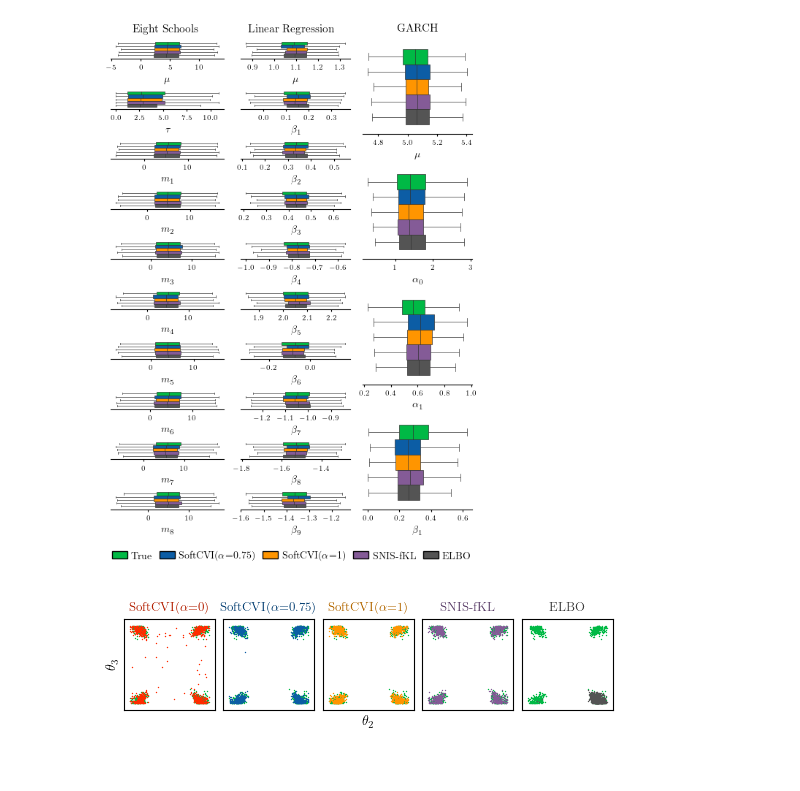
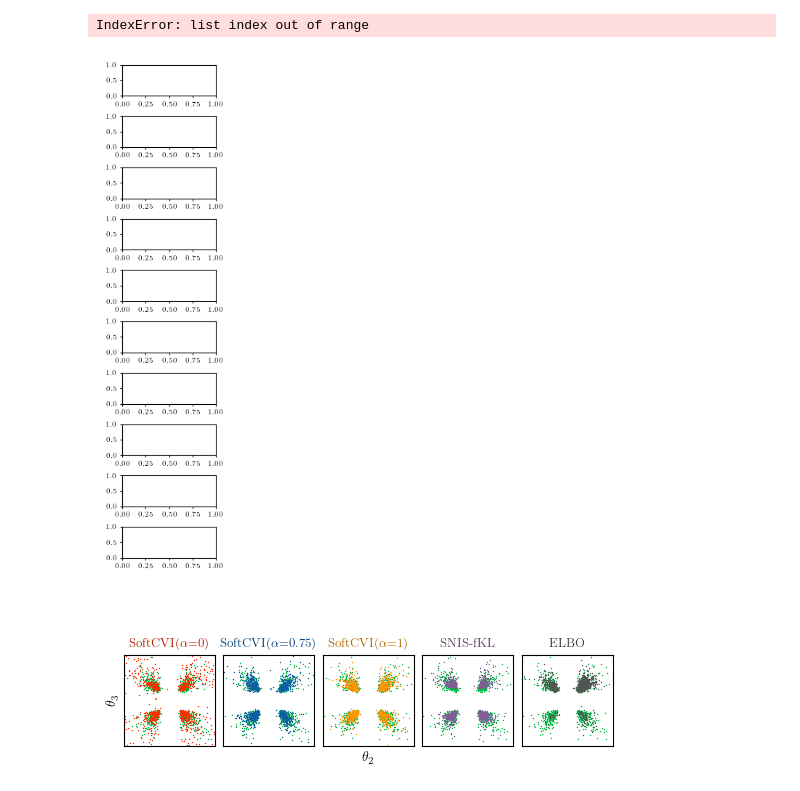
Before and after one commit to danielward27/softcvi_validation, a Jupyter notebook: plots/plot_individual_runs.ipynb, the cells around one changed output. Cells and saved outputs as stored; diff of their text form; code cells hidden in the pictures.

Commit message:
Update plots

```diff
--- a/plots/plot_individual_runs.ipynb
+++ b/plots/plot_individual_runs.ipynb
@@ -30,23 +20,25 @@ tasks = get_available_tasks()
 method_names = list(palette.keys())
 # %%
-seed = 1
 hyperparam_str = "k=8_negative=proposal"
 
-task_samples = {
-    task: {
-        method_name: dict(
-            jnp.load(f"results/{task}/samples/{method_name}_seed={seed}_{hyperparam_str}.npz"),
-            )
-        for method_name in palette.keys()
+task_samples = []
+
+for seed in range(5):  # Just first 5 runs
+    task_samps = {
+        task: {
+            method_name: dict(
+                jnp.load(f"results/{task}/samples/{method_name}_seed={seed}_{hyperparam_str}.npz"),
+                )
+            for method_name in palette.keys()
+        }
+        for task in get_available_tasks().keys()
     }
-    for task in get_available_tasks().keys()
-}
+    for task_name, samps in task_samps.items():
+        task_samps[task_name] = {
+            k.replace("a=", r"$\alpha$="): v for k, v in samps.items()
+        }
+    task_samples.append(task_samps)
 
-# Rename samples and palette to use latex for alpha
-for task_name, samps in task_samples.items():
-    task_samples[task_name] = {
-        k.replace("a=", r"$\alpha$="): v for k, v in samps.items()
-    }
 
 palette = {
     k.replace("a=", r"$\alpha$="): v for k, v in palette.items()
@@ -100,52 +92,59 @@ kwargs = {
     "linewidth": 0.5,
 }
 
-for subfig, (task_name, param_name_dict) in zip(subfigs[0], param_to_plot_name.items(), strict=True):
+for subfig, (task_name, param_name_dict) in zip(
+    subfigs[0], param_to_plot_name.items(), strict=True,
+    ):
     axes = subfig.subplots(nrows=len(param_name_dict))
 
-    samples = task_samples[task_name]
+    samples = task_samples[1][task_name]
     samples = {k: v for k, v in samples.items() if k!=r"SoftCVI($\alpha$=0)"}
 
     df = samples_to_df(samples)
 
     for ax, (param_name, xlabel) in zip(axes, param_name_dict.items(), strict=True):
 
         box_plt = sns.boxplot(
             df[df["parameter"] == param_name],
             legend=False,
             ax=ax,
             **kwargs,
         )
         ax.set_yticks([])
         ax.set_xlabel(xlabel)
         ax.spines['top'].set_visible(False)
         ax.spines['right'].set_visible(False)
         ax.spines['left'].set_visible(False)
 
 subfigs[0, 0].suptitle("Eight Schools")
 subfigs[0, 1].suptitle("Linear Regression")
 subfigs[0, 2].suptitle("GARCH")
 
 
 # Add another subfigure to store legend
 handles = [
     mpatches.Patch(facecolor=v, label=k, edgecolor="black")
     for k, v in palette.items() if "=0)" not in k
     ]
 
 subfigs[1,1].legend(handles=handles, ncols=5, columnspacing=0.75)
 plt.savefig(f"plots/plots/single_run_boxplots_{hyperparam_str}.pdf")
 # %% [output]
+IndexError: list index out of range
-[figure, old version]
+[figure, new version]
 # %%
 ## For SLCP we focus on the posterior marginal showing the four modes
-from copy import copy
+from copy import deepcopy
 
-samples = copy(task_samples["slcp"])
+samples = deepcopy(task_samples[1]["slcp"])
 true_samples = samples.pop("True")
 
 fig = plt.figure(figsize=(plt.rcParams["figure.figsize"][0], 1.3), layout="constrained")
 axes = fig.subplots(ncols=len(samples))
+
+def get_lim(arr):
+    lim = jnp.quantile(jnp.abs(arr), 0.99)
+    return lim+0.4, -lim-0.4
 
 for ax, (k, v) in zip(axes, samples.items(), strict=False):
     s = 1
@@ -168,9 +167,7 @@ for ax, (k, v) in zip(axes, samples.items(), strict=False):
         linewidth=0,
         )
     ax.set_box_aspect(1)
-    def get_lim(arr):
-        iqr = jnp.quantile(arr, 0.75) - jnp.quantile(arr, 0.25)
-        return jnp.min(arr) - 0.1*iqr, jnp.max(arr) + 0.1*iqr
+
 
     ax.set_xlim(*get_lim(true_samples["theta"][:, 2]))
     ax.set_ylim(*get_lim(true_samples["theta"][:, 3]))
@@ -186,4 +183,4 @@ axes[0].set_ylabel(r"$\theta_3$")
 axes[2].set_xlabel(r"$\theta_2$")
 fig.savefig(f"plots/plots/slcp_mass_covering_{hyperparam_str}.pdf", dpi=450)
 # %% [output]
-[figure, old version]
+[figure, new version]
```
Also changed, not shown: parts of 2 cells of this notebook, 7 other files.
